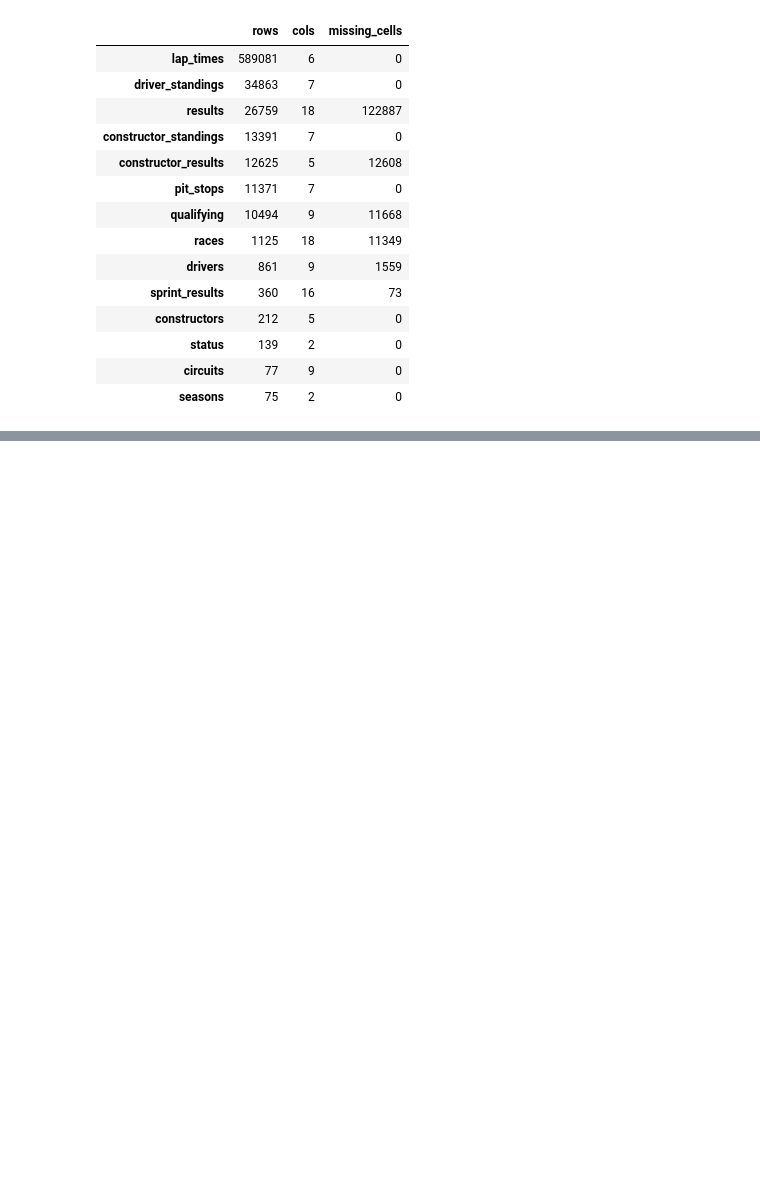
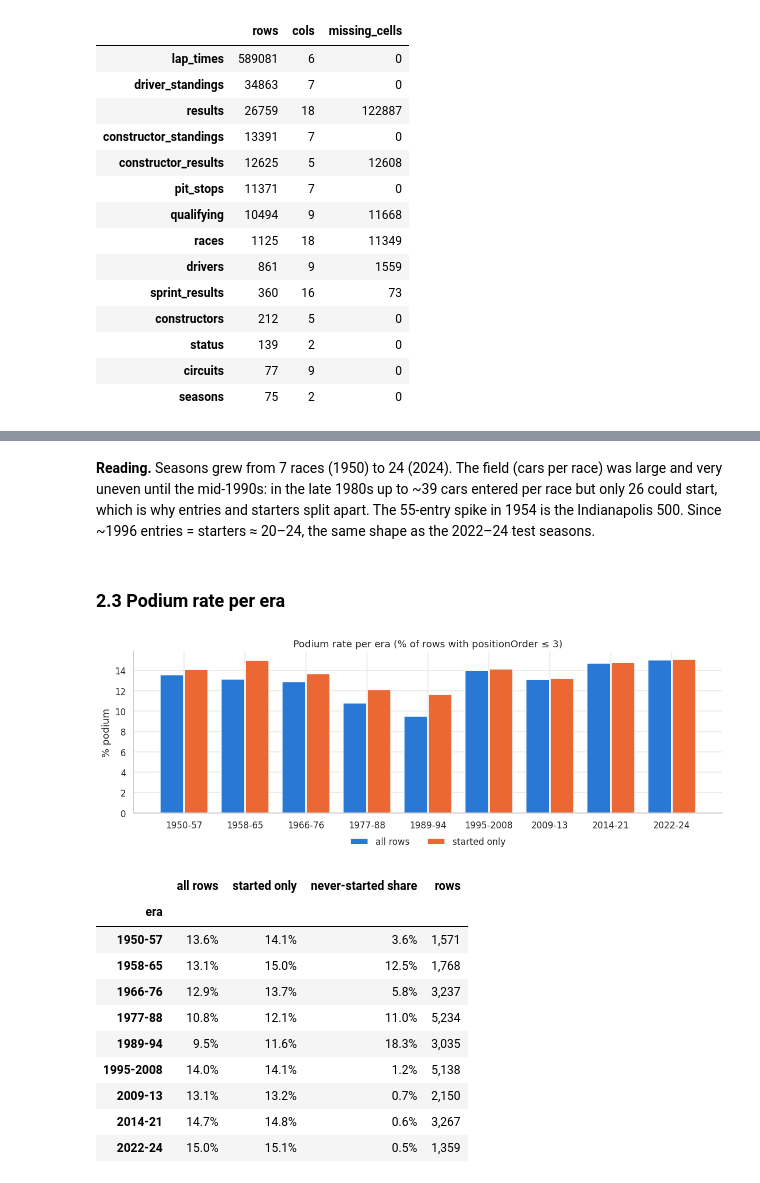
Before and after one commit to MuhamedMuharam/ACL-Team-10, a Jupyter notebook: notebooks/01_audit_cleaning.ipynb, the cells around one changed output, grey strips where cells are left out. Drawn from its saved outputs; the diff is of its cells as text; code cells hidden in the pictures; blank space fills up the shorter version.

Commit message:
Data Cleaning  + Answers to Data Eng. Q

```diff
--- a/notebooks/01_audit_cleaning.ipynb
+++ b/notebooks/01_audit_cleaning.ipynb
@@ -67,0 +578,36 @@ summary
+# %% [markdown]
+**Reading.** Seasons grew from 7 races (1950) to 24 (2024). The field (cars per race) was large and very
+uneven until the mid-1990s: in the late 1980s up to ~39 cars entered per race but only 26 could start, which
+is why entries and starters split apart. The 55-entry spike in 1954 is the Indianapolis 500. Since ~1996
+entries = starters ≈ 20–24, the same shape as the 2022–24 test seasons.
+# %% [markdown]
+### 2.3 Podium rate per era
+# %%
+base = pd.DataFrame({
+    "all rows": eda.groupby("era", observed=True)["podium"].mean(),
+    "started only": eda[~eda["never_started"]].groupby("era", observed=True)["podium"].mean(),
+    "never-started share": eda.groupby("era", observed=True)["never_started"].mean(),
+    "rows": eda.groupby("era", observed=True).size(),
+})
+x = np.arange(len(base))
+fig, ax = plt.subplots(figsize=(11, 4))
+ax.bar(x - 0.2, base["all rows"] * 100, width=0.38, color=BLUE, label="all rows")
+ax.bar(x + 0.2, base["started only"] * 100, width=0.38, color=ORANGE, label="started only")
+ax.set_xticks(x, base.index)
+ax.set(title="Podium rate per era (% of rows with positionOrder ≤ 3)", ylabel="% podium")
+ax.legend(frameon=False, ncol=2, loc="upper center", bbox_to_anchor=(0.5, -0.1))
+plt.tight_layout(); plt.show()
+base.style.format({"all rows": "{:.1%}", "started only": "{:.1%}", "never-started share": "{:.1%}", "rows": "{:,}"})
+# %% [output]
+[figure, added]
+|  | all rows | started only | never-started share | rows |
+| era |  |  |  |  |
+| 1950-57 | 13.6% | 14.1% | 3.6% | 1,571 |
+| 1958-65 | 13.1% | 15.0% | 12.5% | 1,768 |
+| 1966-76 | 12.9% | 13.7% | 5.8% | 3,237 |
+| 1977-88 | 10.8% | 12.1% | 11.0% | 5,234 |
+| 1989-94 | 9.5% | 11.6% | 18.3% | 3,035 |
+| 1995-2008 | 14.0% | 14.1% | 1.2% | 5,138 |
+| 2009-13 | 13.1% | 13.2% | 0.7% | 2,150 |
+| 2014-21 | 14.7% | 14.8% | 0.6% | 3,267 |
+| 2022-24 | 15.0% | 15.1% | 0.5% | 1,359 |
```
Also changed, not shown: parts of 116 cells of this notebook.
